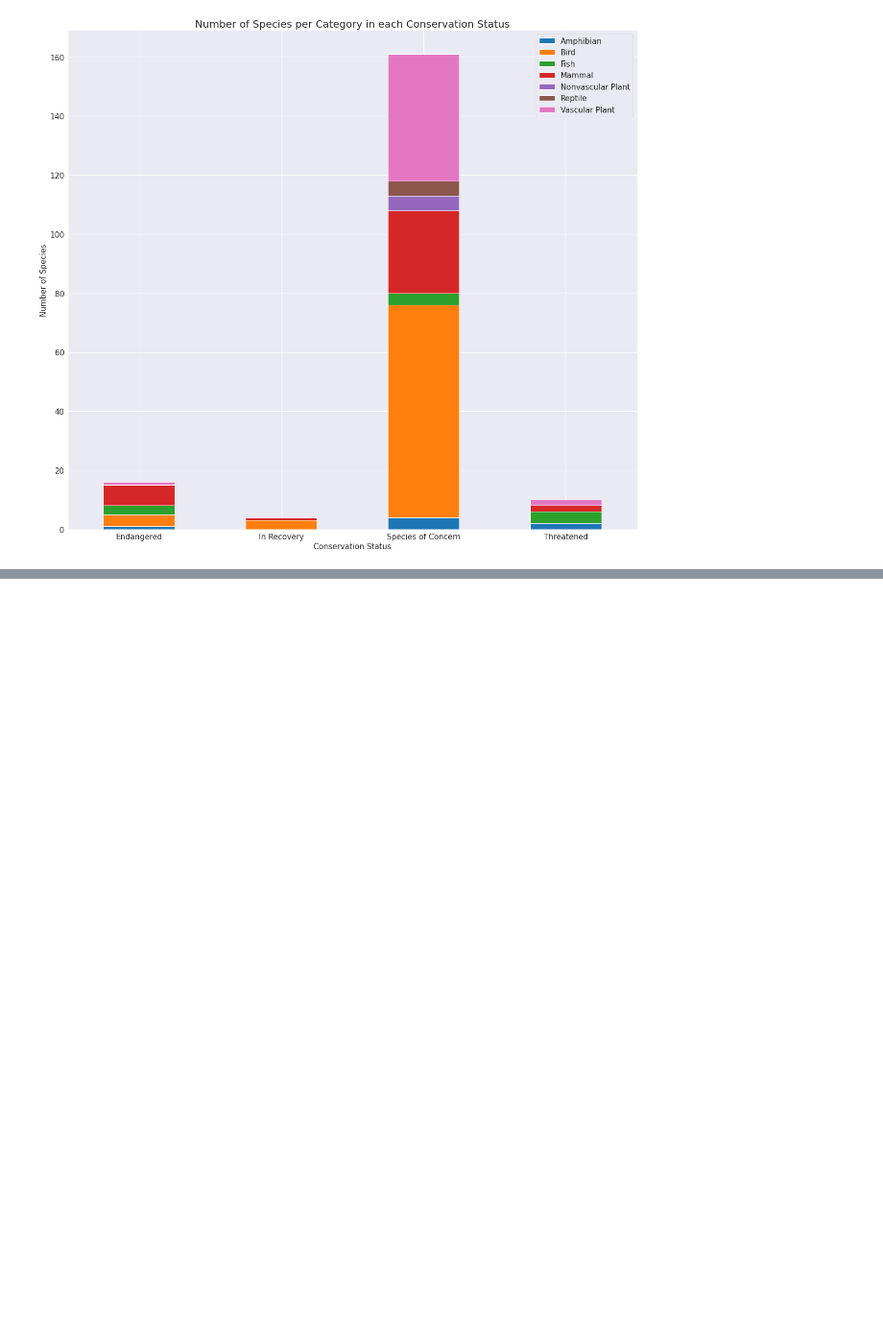
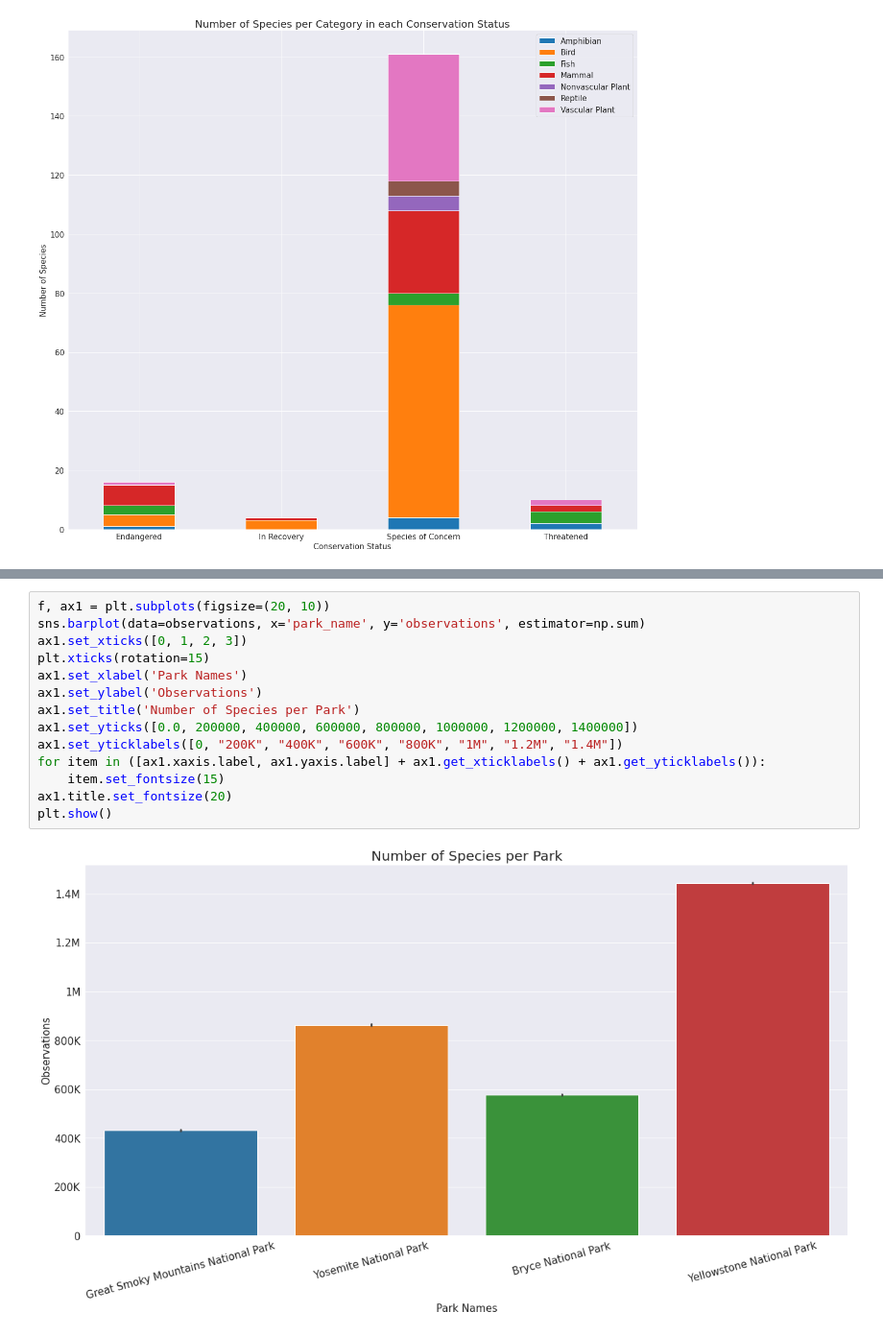
Before and after one commit to jc30flores/Biodiversity, a Jupyter notebook: biodiversity-starter/Biodiversity.ipynb, the cells around one changed output, grey strips where cells are left out. Shown at 96% size. Cells and saved outputs as stored; diff of their text form; blank space fills up the shorter version.

```diff
--- a/biodiversity-starter/Biodiversity.ipynb
+++ b/biodiversity-starter/Biodiversity.ipynb
@@ -236,0 +301,16 @@ plt.show()
+# %%
+f, ax1 = plt.subplots(figsize=(20, 10))
+sns.barplot(data=observations, x='park_name', y='observations', estimator=np.sum)
+ax1.set_xticks([0, 1, 2, 3])
+plt.xticks(rotation=15)
+ax1.set_xlabel('Park Names')
+ax1.set_ylabel('Observations')
+ax1.set_title('Number of Species per Park')
+ax1.set_yticks([0.0, 200000, 400000, 600000, 800000, 1000000, 1200000, 1400000])
+ax1.set_yticklabels([0, "200K", "400K", "600K", "800K", "1M", "1.2M", "1.4M"])
+for item in ([ax1.xaxis.label, ax1.yaxis.label] + ax1.get_xticklabels() + ax1.get_yticklabels()):
+    item.set_fontsize(15)
+ax1.title.set_fontsize(20)
+plt.show()
+# %% [output]
+[figure, added]
```
Also changed, not shown: parts of 8 cells of this notebook.
